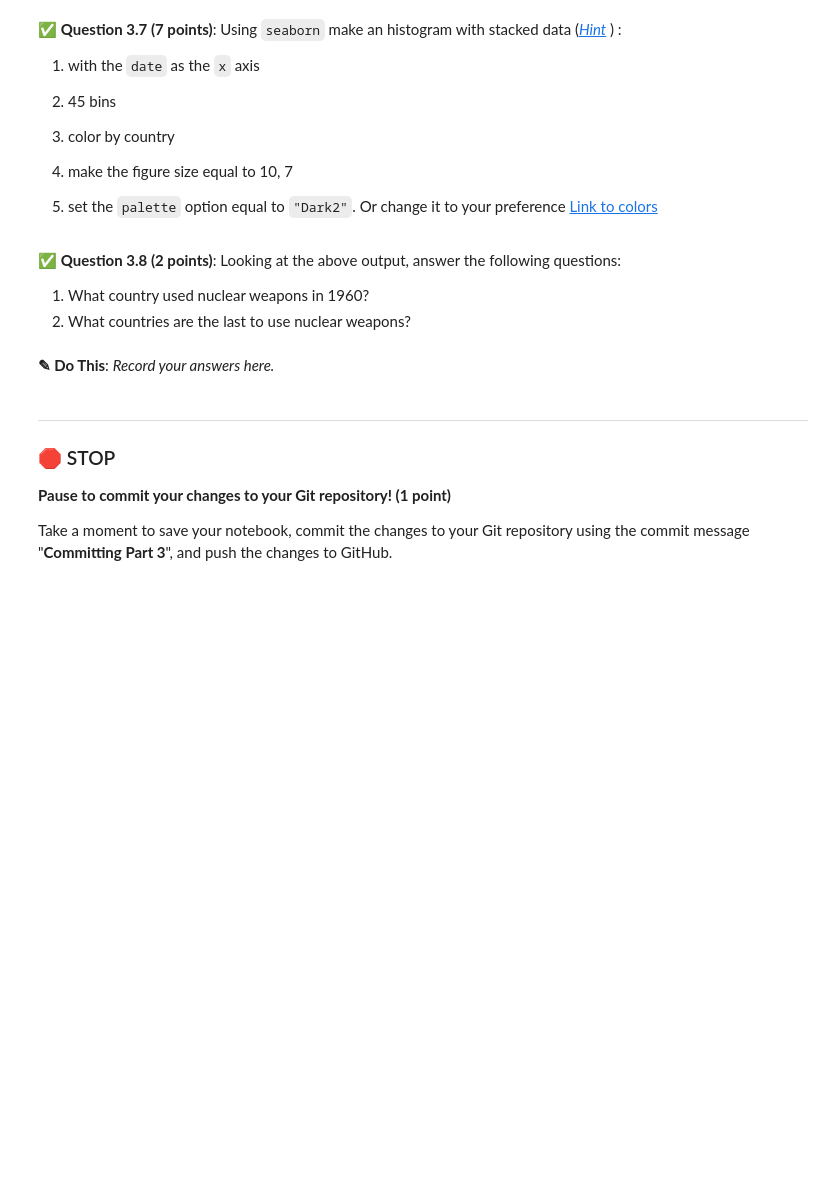
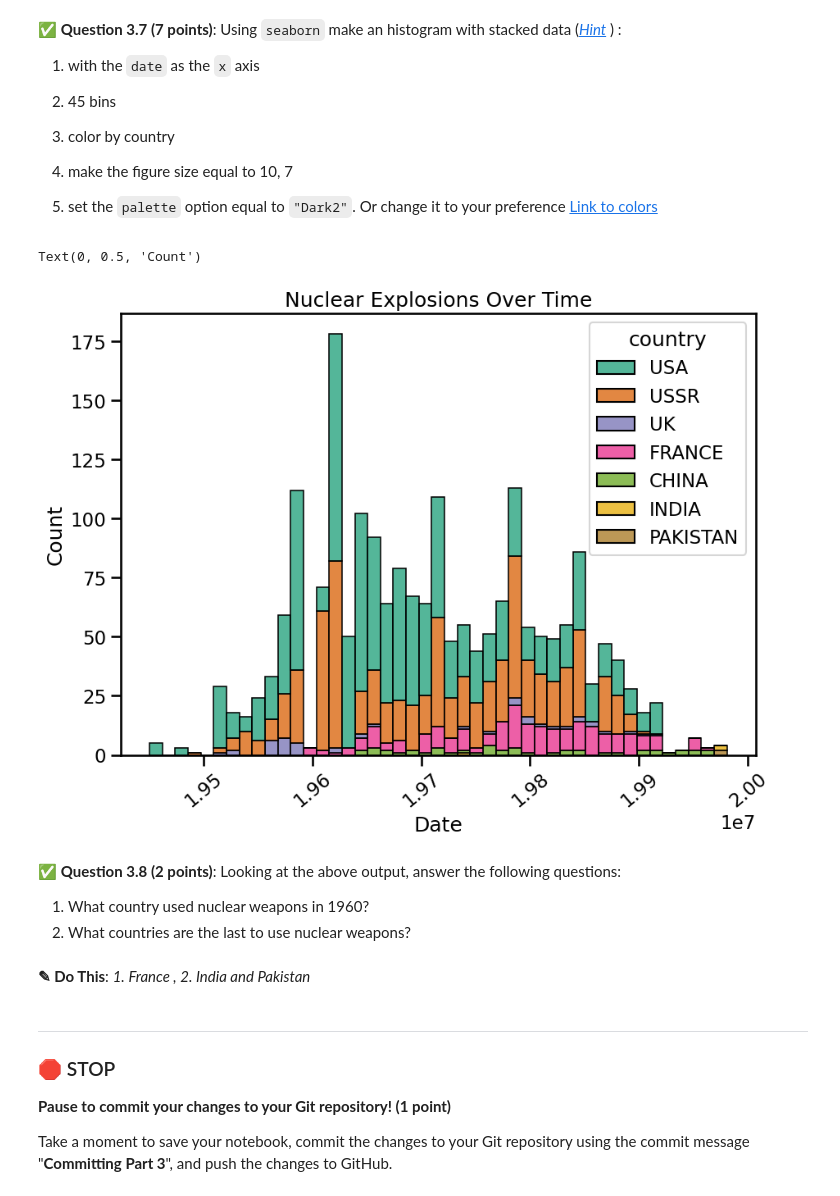
Before and after one commit to jamieh8821/CMSE202-f25-turnin, a Jupyter notebook: midterm/CMSE202-Midterm-Section003-STUDENT.ipynb, the cells around one changed output. Cells and saved outputs as stored; diff of their text form; code cells hidden in the pictures; blank space fills up the shorter version.

```diff
--- a/midterm/CMSE202-Midterm-Section003-STUDENT.ipynb
+++ b/midterm/CMSE202-Midterm-Section003-STUDENT.ipynb
@@ -281,6 +281,7 @@ curl -O https://raw.githubusercontent.com/msu-cmse-courses/cmse202-S22-data/main
 # %%
 # Put your code here
 import pandas as pd
-data = pd.read_csv('nuclear-explosion-data.csv')
-print(data.head(12))
+
+df = pd.read_csv('nuclear-explosion-data.csv')
+print(df.head(12))
 # %% [output]
@@ -302,0 +321,5 @@ This dataset contains more information that we care about at the moment.
+# %%
+# Put your code here
+columns_to_keep = ['date', 'country', 'lat', 'long', 'yield_upper', 'purpose', 'type']
+data_filtered = df[columns_to_keep]
+print(data_filtered.head())
@@ -335,17 +393,26 @@ df.head(5)
 # %%
 import matplotlib.pyplot as plt
 import seaborn as sns
+ # This line rotates the ticks of the x-axis so that they are easy to read.
 
+
+plt.figure(figsize=(10, 7))
 sns.set_context("talk")
-
-_ = plt.xticks(rotation = 40) # This line rotates the ticks of the x-axis so that they are easy to read.
+sns.histplot(data=data_filtered, x='date', hue='country', bins=45, multiple='stack', palette='Dark2')
+plt.title('Nuclear Explosions Over Time')
+data = plt.xticks(rotation = 40)
+plt.xlabel('Date')
+plt.ylabel('Count')
+# %% [output]
+Text(0, 0.5, 'Count')
+[figure, added]
 # %% [markdown]
 &#9989; **Question 3.8 (2 points)**: Looking at the above output, answer the following questions:
 
 1. What country used nuclear weapons in 1960?
 2. What countries are the last to use nuclear weapons?
 # %% [markdown]
-**<font size=+3>&#9998;</font> Do This**: *Record your answers here.*
+**<font size=+3>&#9998;</font> Do This**: *1. France , 2. India and Pakistan*
 # %% [markdown]
 ---
 ### &#128721; STOP
```
Also changed, not shown: parts of 15 cells of this notebook.
